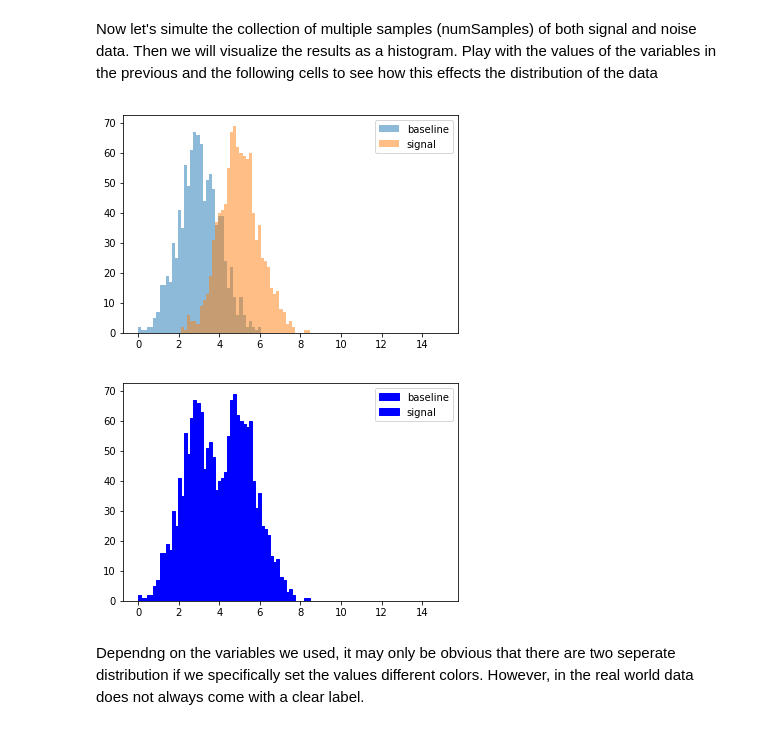
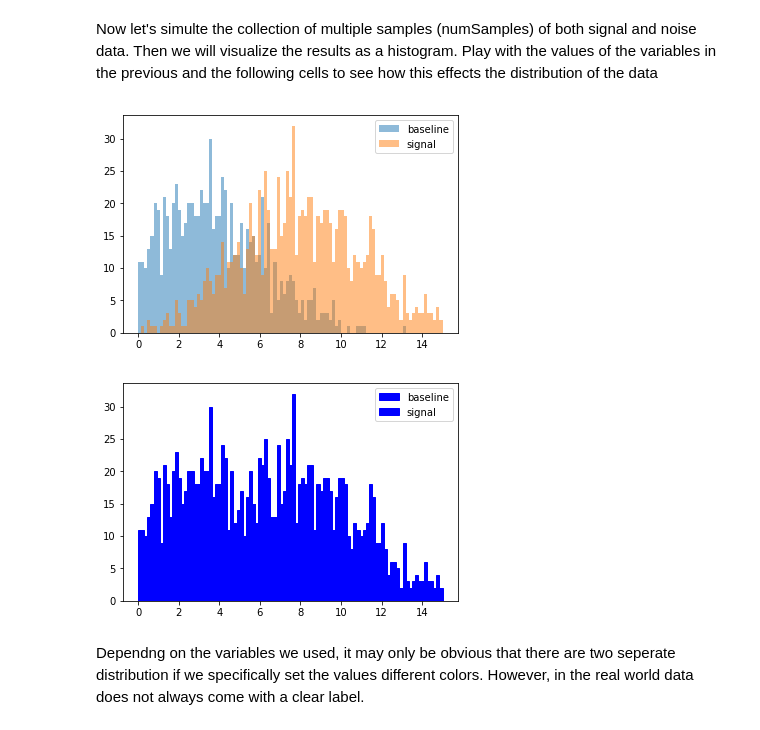
Before and after one commit to SmilodonCub/myAnaconda, a Jupyter notebook: SignalDetectionTheoryDEMO.ipynb, the cells around one changed output. Drawn from its saved outputs; the diff is of its cells as text; code cells hidden in the pictures.

```diff
--- a/SignalDetectionTheoryDEMO.ipynb
+++ b/SignalDetectionTheoryDEMO.ipynb
@@ -16,7 +16,7 @@ SDT assumes noise. SDT assumes that noise is present, pervasive & constant is th
 #| |             __/ |
 #|_|            |___/
 mean_baseline = 3
-mean_signal = 5
+mean_signal = 8
 #
 #-------------------------------------------------------------------------------------------------------------------
 
@@ -71,37 +71,37 @@ Play with the values of the variables in the previous and the following cells to
 # _ __ | | __ _ _   _  __      ___| |_| |__   | |_| |__   ___  ___  ___  __   ____ _ _ __ _  __ _| |__ | | ___  ___
 #| '_ \| |/ _` | | | | \ \ /\ / / | __| '_ \  | __| '_ \ / _ \/ __|/ _ \ \ \ / / _` | '__| |/ _` | '_ \| |/ _ \/ __|
 #| |_) | | (_| | |_| |  \ V  V /| | |_| | | | | |_| | | |  __/\__ \  __/  \ V / (_| | |  | | (_| | |_) | |  __/\__ \
 #| .__/|_|\__,_|\__, |   \_/\_/ |_|\__|_| |_|  \__|_| |_|\___||___/\___|   \_/ \__,_|_|  |_|\__,_|_.__/|_|\___||___/
 #| |             __/ |
 #|_|            |___/
 numSamples = 1000
-baseline_noiseSigma = 1
-signal_noiseSigma = 1
+baseline_noiseSigma = 3
+signal_noiseSigma = 3
 #
 #------------------------------------------------------------------------------------------------------------------
 
 
 import random
 import numpy
 from matplotlib import pyplot
 
 baseline = np.array([random.gauss(mean_baseline,baseline_noiseSigma) for _ in range(numSamples)])
 signal = np.array([random.gauss(mean_signal,signal_noiseSigma) for _ in range(numSamples)])
 
 bins = numpy.linspace( 0, 15, 100)
 
 pyplot.hist(baseline, bins, alpha=0.5, label='baseline')
 pyplot.hist(signal, bins, alpha=0.5, label='signal')
 pyplot.legend(loc='upper right')
 pyplot.show()
 
 pyplot.hist(baseline, bins, color = "blue", ec="blue", alpha=1, label='baseline')
 pyplot.hist(signal, bins, color = "blue", ec="blue", alpha=1, label='signal')
 pyplot.legend(loc='upper right')
 pyplot.show()
 # %% [output]
-[figure, old version]
+[figure, new version]
-[figure, old version]
+[figure, new version]
 # %% [markdown]
 Dependng on the variables we used, it may only be obvious that there are two seperate distribution if we specifically set the values different colors. However, in the real world data does not always come with a clear label.
 # %% [markdown]
```
Also changed, not shown: parts of 4 cells of this notebook.
